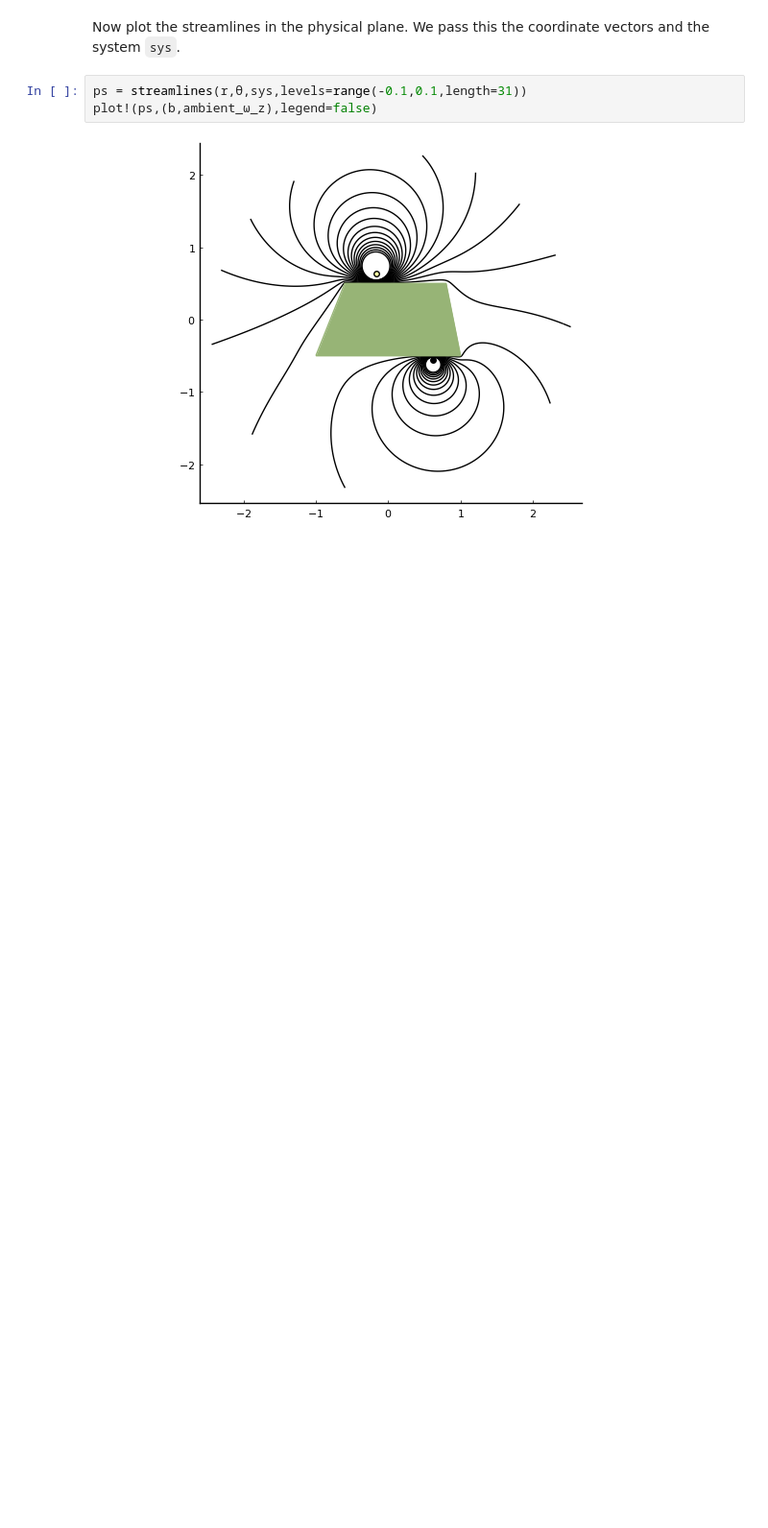
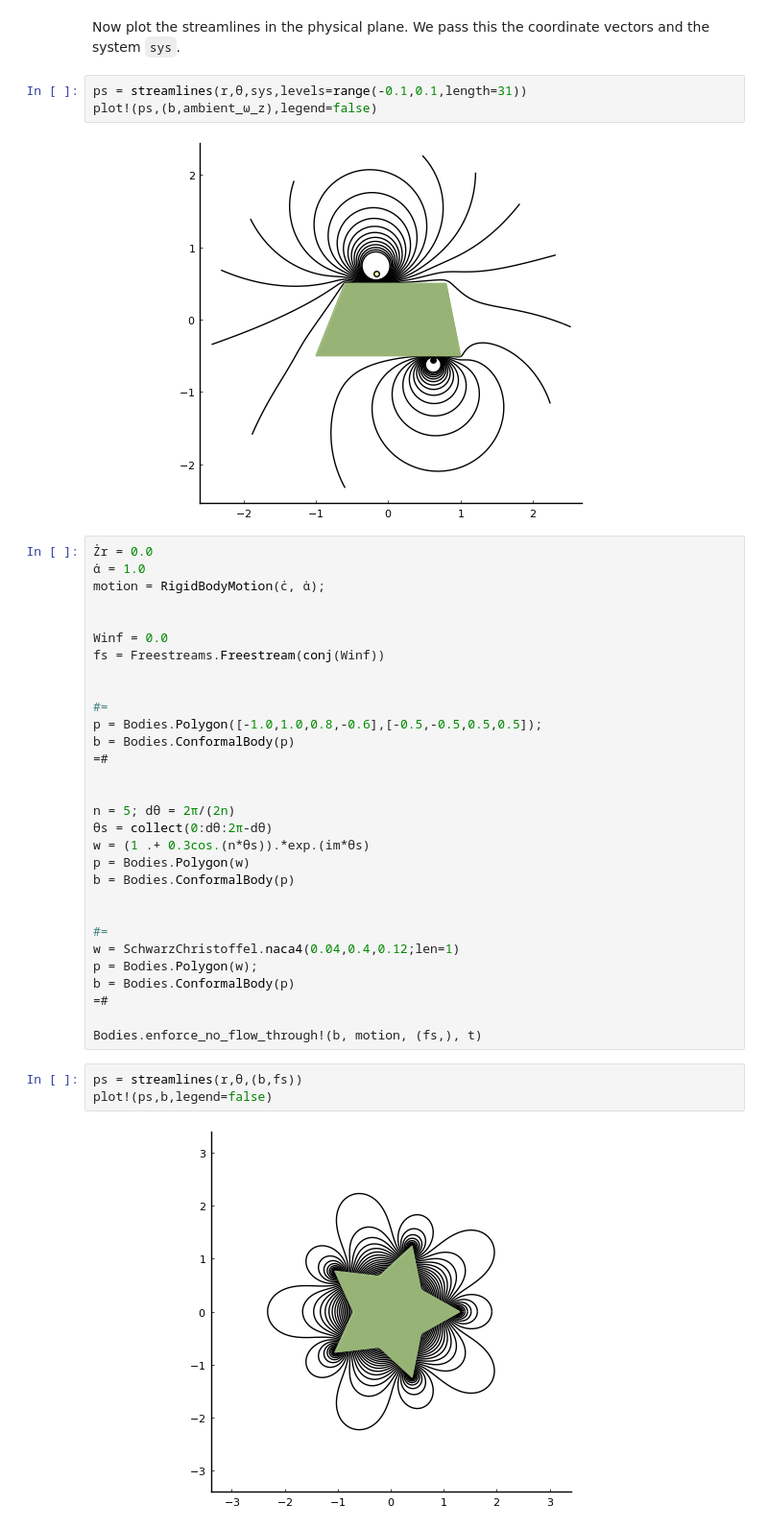
Before and after one commit to darwindarak/PotentialFlow.jl, a Jupyter notebook: binder/notebooks/Conformally mapped body.ipynb, the cells around one changed output. Shown at 96% size. Saved outputs shown, nothing was run; the diff lists cells and outputs as text; blank space fills up the shorter version.

```diff
--- a/binder/notebooks/Conformally mapped body.ipynb
+++ b/binder/notebooks/Conformally mapped body.ipynb
@@ -350,3 +352,38 @@ ps = streamlines(r,θ,sys,levels=range(-0.1,0.1,length=31))
 plot!(ps,(b,ambient_ω_z),legend=false)
 # %% [output]
 [figure]
+# %%
+Żr = 0.0
+α̇ = 1.0
+motion = RigidBodyMotion(ċ, α̇);
+
+
+Winf = 0.0
+fs = Freestreams.Freestream(conj(Winf))
+
+
+#=
+p = Bodies.Polygon([-1.0,1.0,0.8,-0.6],[-0.5,-0.5,0.5,0.5]);
+b = Bodies.ConformalBody(p)
+=#
+
+
+n = 5; dθ = 2π/(2n)
+θs = collect(0:dθ:2π-dθ)
+w = (1 .+ 0.3cos.(n*θs)).*exp.(im*θs)
+p = Bodies.Polygon(w)
+b = Bodies.ConformalBody(p)
+
+
+#=
+w = SchwarzChristoffel.naca4(0.04,0.4,0.12;len=1)
+p = Bodies.Polygon(w);
+b = Bodies.ConformalBody(p)
+=#
+
+Bodies.enforce_no_flow_through!(b, motion, (fs,), t)
+# %%
+ps = streamlines(r,θ,(b,fs))
+plot!(ps,b,legend=false)
+# %% [output]
+[figure, added]
```
Also changed, not shown: parts of 4 cells of this notebook, 2 other files.
